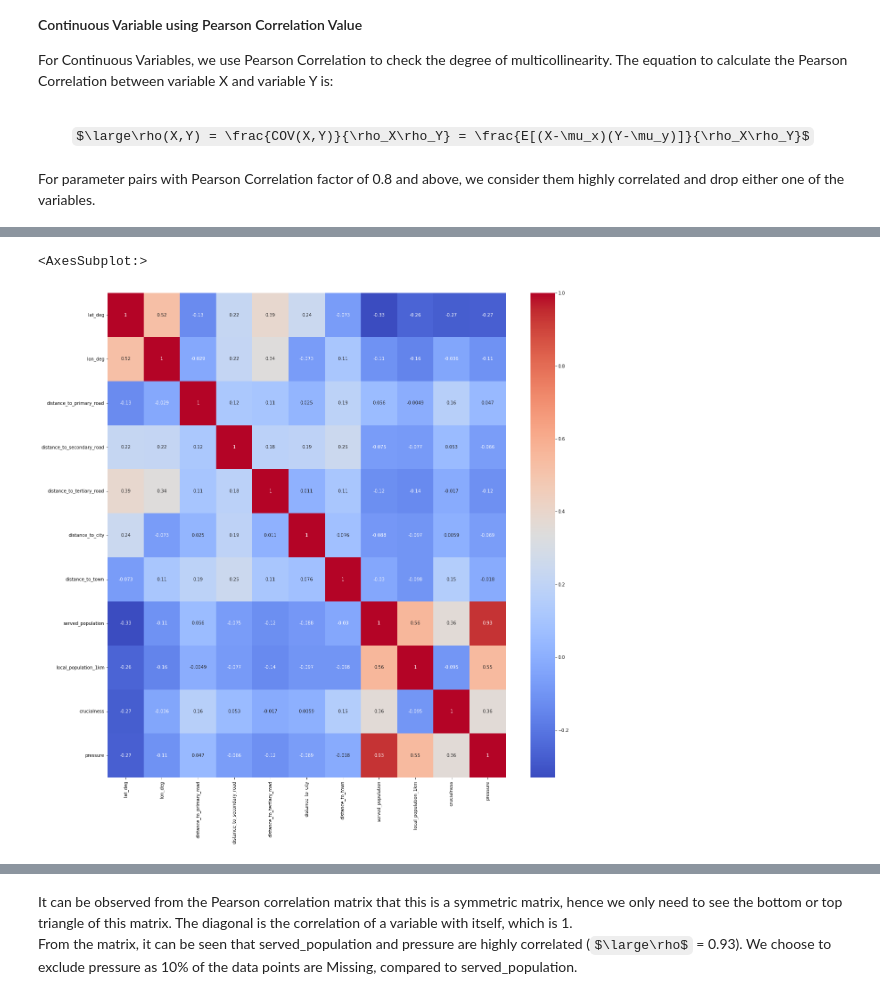
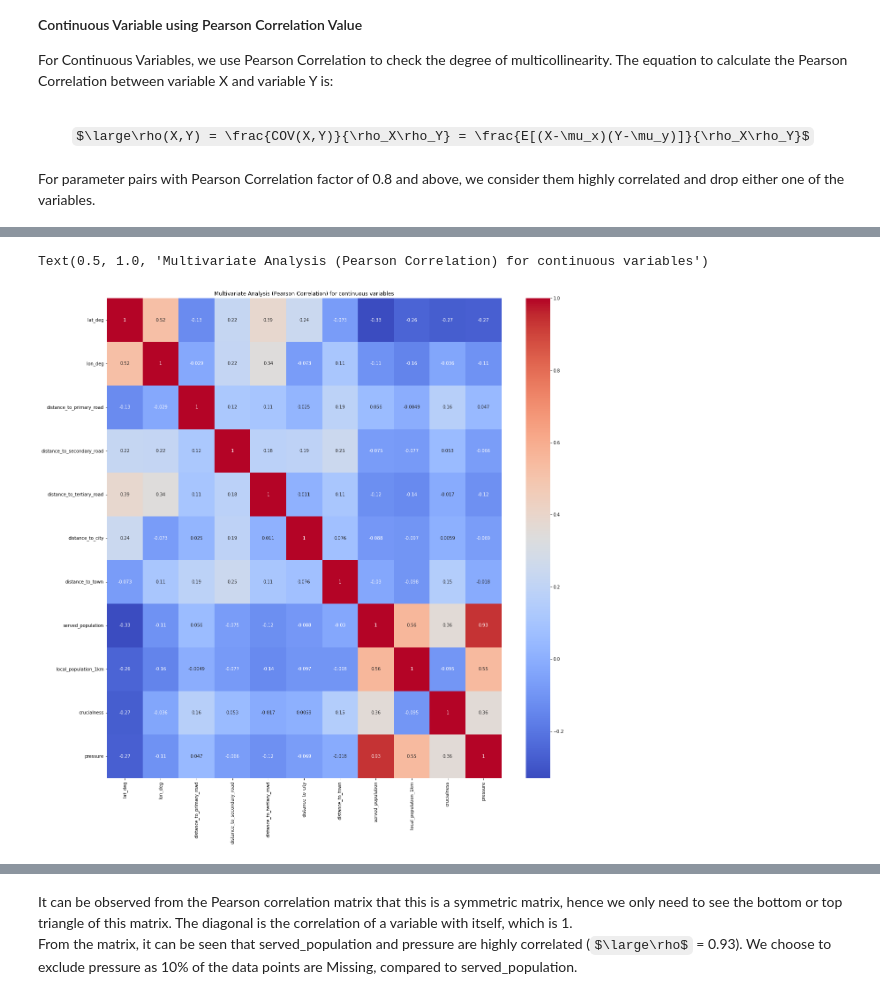
Before and after one commit to benjaminlq/Prediction-of-Water-Point-Functionality, a Jupyter notebook: Water_Point.ipynb, the cells around one changed output, grey strips where cells are left out. Drawn from its saved outputs; the diff is of its cells as text; code cells hidden in the pictures; some formulas as TeX source.

```diff
--- a/Water_Point.ipynb
+++ b/Water_Point.ipynb
@@ -128,13 +144,14 @@ For parameter pairs with Pearson Correlation factor of 0.8 and above, we conside
 # %%
 # Multivariate Analysis
 conti_var = ['lat_deg', 'lon_deg','distance_to_primary_road',
              'distance_to_secondary_road', 'distance_to_tertiary_road',
              'distance_to_city', 'distance_to_town','served_population',
              'local_population_1km', 'crucialness', 'pressure']
 
 pearson_corr = data[conti_var].corr()
 plt.figure(figsize = (20,20))
 sns.heatmap(pearson_corr,annot = True,cmap='coolwarm')
+plt.title("Multivariate Analysis (Pearson Correlation) for continuous variables")
 # %% [output]
-<AxesSubplot:>
+Text(0.5, 1.0, 'Multivariate Analysis (Pearson Correlation) for continuous variables')
-[figure, old version]
+[figure, new version]
```
Also changed, not shown: parts of 23 cells of this notebook.
